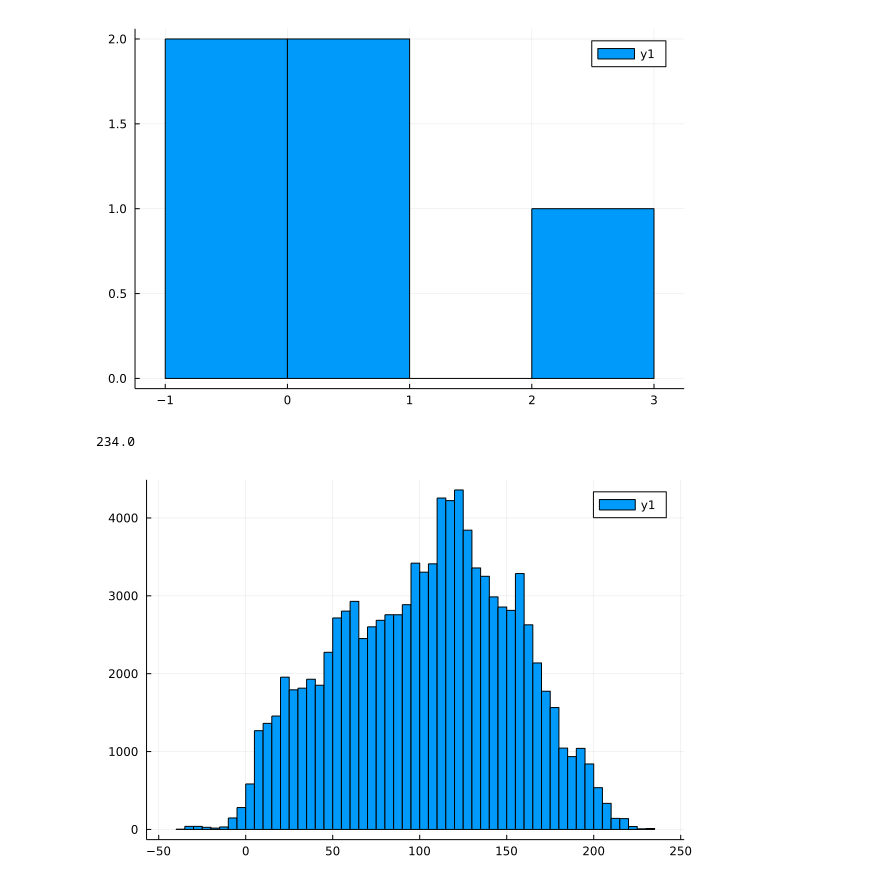
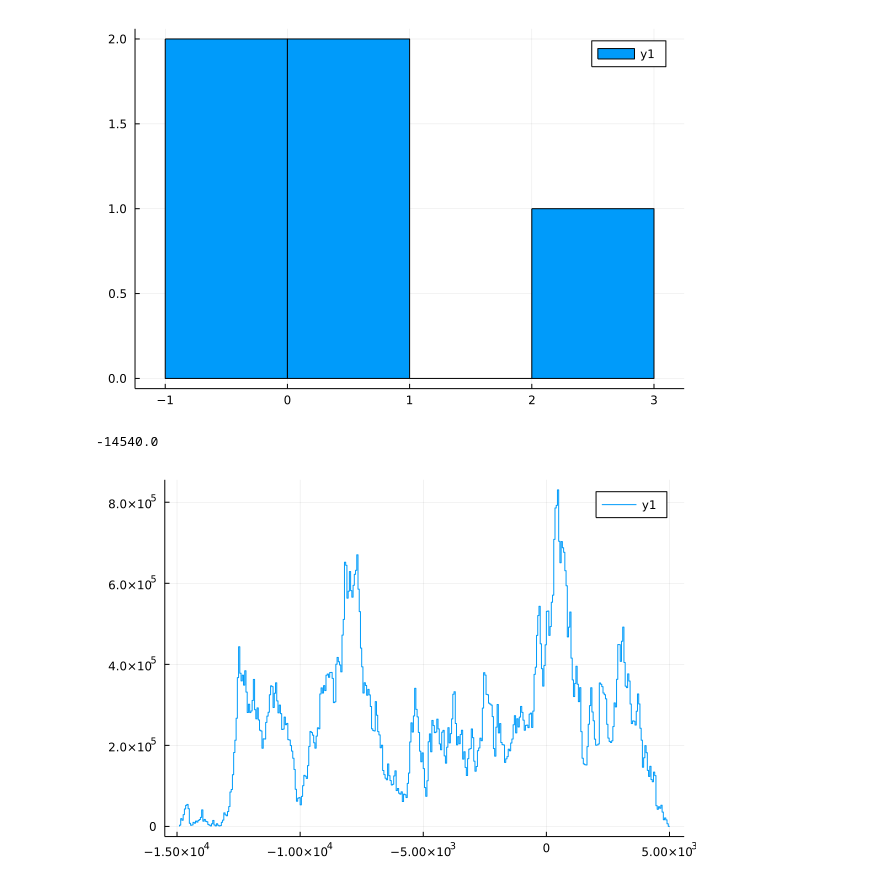
Before and after one commit to np22-jpg/COSMOS.jl, a Jupyter notebook: lab2.ipynb, the cells around one changed output. Drawn from its saved outputs; the diff is of its cells as text; code cells hidden in the pictures.

```diff
--- a/lab2.ipynb
+++ b/lab2.ipynb
@@ -178,37 +178,39 @@ histogram(generatemoments(totalmoments, N))
 # %%
 using Random
 
-steps = 100000
+steps = 100000000
 bias = .5
 
 position = 0
 
 seed = 5431
 Random.seed!(seed)
 # rng = MersenneTwister(seed)
 
 poshist = zeros(Float64, 0)
+randhist = zeros(Float64, 0)
 
 for i in 1:steps
     randval = rand()
+
     if randval > bias
-        position = position + 1
-    else
-        position = position - 1
+        position += 1
+    elseif randval < bias
+        position -= 1
     end
 
+    push!(randhist, randval)
     push!(poshist, position)
-    # println(position)
 end
 
 print(poshist[steps])
 
 using Plots
 gr()
 histogram(poshist)
 
 # CONCLUSION: THIS IS NOT A TRNG. THIS IS A PRNG. I am actually graphing the randomness of a function, as opposed to anything else.
 # TLDR: My poor entropy :(
 # %% [output]
-234.0
+-14540.0
-[figure, old version]
+[figure, new version]
```
Also changed, not shown: parts of 4 cells of this notebook.
